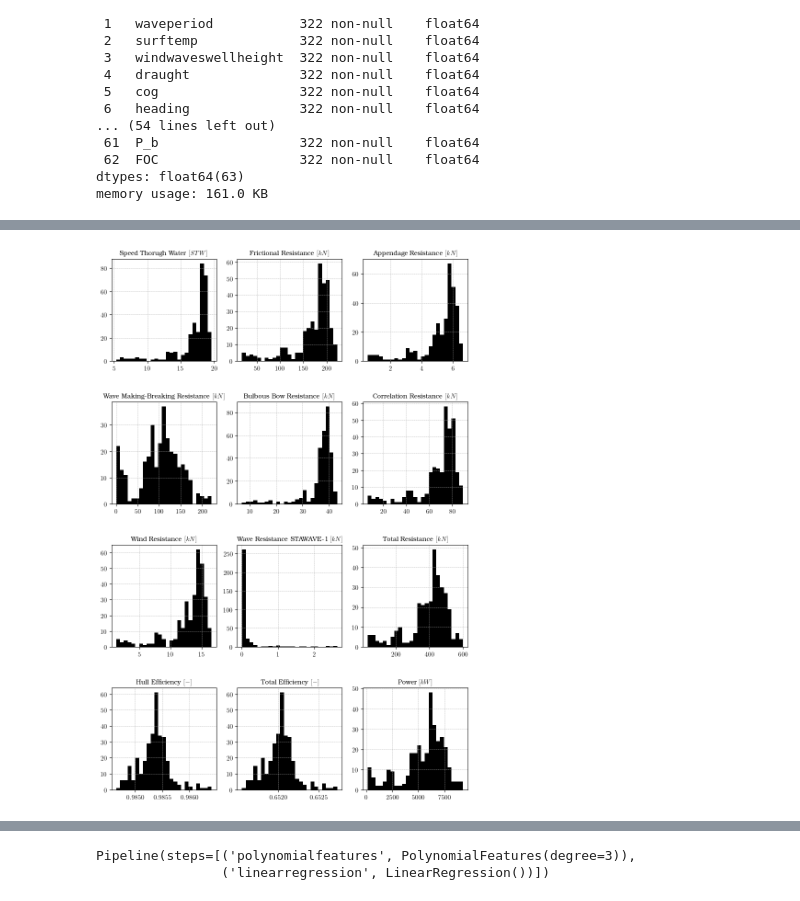
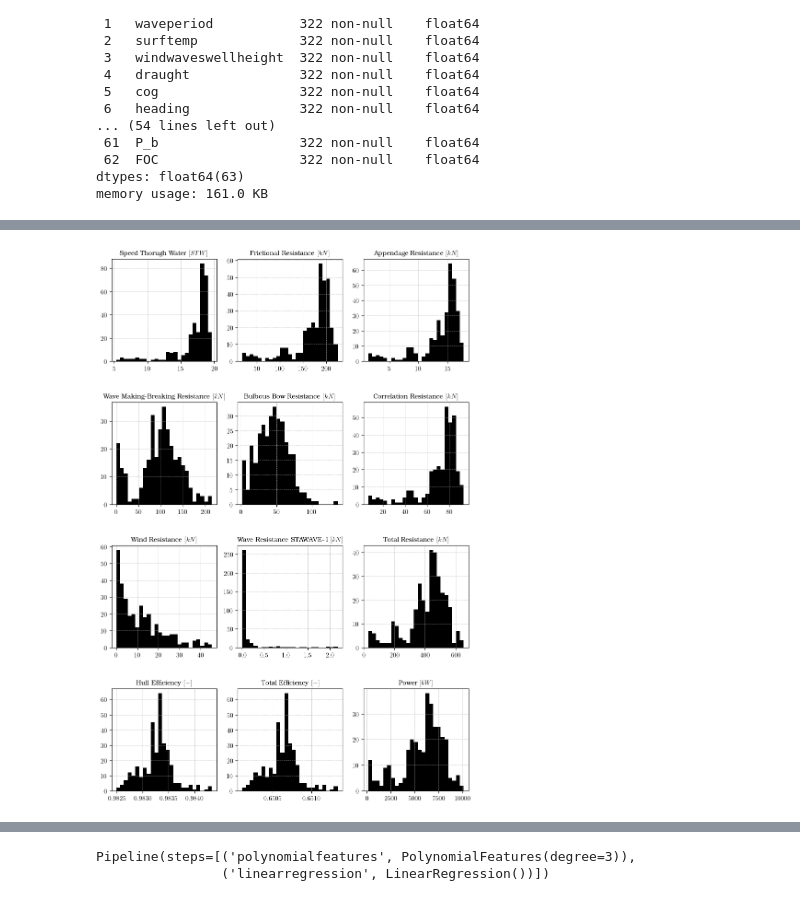
Before and after one commit to hiwafi/thesis-ais, a Jupyter notebook: AISJune_stg_two_v2.ipynb, the cells around one changed output, grey strips where cells are left out. Cells and saved outputs as stored; diff of their text form; code cells hidden in the pictures.

```diff
--- a/AISJune_stg_two_v2.ipynb
+++ b/AISJune_stg_two_v2.ipynb
@@ -1123,7 +1232,7 @@ A_l = 2125.8
 C_Dt = 0.9
 delta = 0.8
 C_Dl = C_DlAf * A_f / A_l
-L_bwl = 30 # ASSUME FROM PICTURE
+L_bwl = 43.75 # ASSUME FROM PICTURE
 
 dfprog['Raa_const1'] = (rho_air/2) * dfprog['V_aw']**2 * A_l * C_Dl
 dfprog['Raa_const2'] = np.cos(np.deg2rad(dfprog['epsilon']))
@@ -1173,8 +1286,8 @@ dfprog['R_awl'] = np.select(condwave,choicewave,0)
 # %%
 # Calculate total Resistance
 
-# dfprog['R_tot'] = dfprog['R_f'] + dfprog['R_app'] + dfprog['R_w'] + dfprog['R_b'] + dfprog['R_a']  + dfprog['R_aa'] + dfprog['R_awl']
-dfprog['R_tot'] = dfprog['R_f'] + dfprog['R_app'] + dfprog['R_w'] + dfprog['R_b'] + dfprog['R_a']  + dfprog['R_aa_hm'] + dfprog['R_awl']
+dfprog['R_tot'] = dfprog['R_f'] + dfprog['R_app'] + dfprog['R_w'] + dfprog['R_b'] + dfprog['R_a']  + dfprog['R_aa'] + dfprog['R_awl']
+# dfprog['R_tot'] = dfprog['R_f'] + dfprog['R_app'] + dfprog['R_w'] + dfprog['R_b'] + dfprog['R_a']  + dfprog['R_aa_hm'] + dfprog['R_awl']
 
 dfprog['R_tot'] = dfprog['R_tot'] / 1e3
 
@@ -1184,7 +1297,10 @@ df_prog=dfprog.drop(['C_f','Re','F_ni'],axis=1)
 
 # Diameter value for ship estimated from Bertram
 
-D = 0.215*16 #m
+# D = 0.215*16 #m
+# Revised D, 08.07.23
+D = 4 # m, from flyer
+
 dfprog['C_v'] = dfprog['k1_const']*dfprog['C_f'] + C_a
 dfprog['w'] = 0.3095 * C_b + 10*dfprog['C_v']*C_b - (0.23*D)/np.sqrt(B*dfprog['draught'])
 dfprog['t'] = 0.325*C_b - 0.1885*D/np.sqrt(B*dfprog['draught'])
@@ -1233,7 +1349,7 @@ memory usage: 161.0 KB
 # Drop All intermediate Constants
 
 dfprog_f = dfprog.drop(['Re','C_f','Fr_n','m_2','F_ni',
-                        'C_v','w','t','sog_act','stw_act','stw_pred_ms','V_aw','awa_c1','epsilon','Raa_const1','Raa_const2','Raa_const3',
+                        'C_v','w','t','sog_act','stw_pred_ms','V_aw','awa_c1','epsilon','Raa_const1','Raa_const2','Raa_const3',
                         'k1_const','A_m','A_t','A_bt','sbh_a','sbh_e','sbh_g',
                         'S_bh','c3','c5','m_1','c1','F_nT','R_tr'],axis=1)
 # %%
@@ -1277,8 +1393,8 @@ R_app = dfprog_f['R_app']/1e3
 R_w = dfprog_f['R_w']/1e3
 R_b = dfprog_f['R_b']/1e3
 R_a = dfprog_f['R_a']/1e3
-# R_aa = dfprog_f['R_aa']/1e3
-R_aa_hm = dfprog_f['R_aa_hm']/1e3
+R_aa = dfprog_f['R_aa']/1e3
+# R_aa_hm = dfprog_f['R_aa_hm']/1e3
 R_awl = dfprog_f['R_awl']/1e3
 R_tot = dfprog_f['R_tot']
 eff_h = dfprog_f['eff_h']
@@ -1314,42 +1430,42 @@ axes[1, 2].hist(R_a,bins=25,color='black')
 axes[1, 2].set_title(r'Correlation Resistance $[kN]$', fontsize=fs)
 axes[1, 2].grid(True,linestyle = '--', linewidth = 0.5)
 
-# axes[2, 0].hist(R_aa,bins=25,color='black')
+axes[2, 0].hist(R_aa,bins=25,color='black')
+axes[2, 0].set_title(r'Wind Resistance $[kN]$', fontsize=fs)
+axes[2, 0].grid(True,linestyle = '--', linewidth = 0.5)
+
+# axes[2, 0].hist(R_aa_hm,bins=25,color='black')
 # axes[2, 0].set_title(r'Wind Resistance $[kN]$', fontsize=fs)
 # axes[2, 0].grid(True,linestyle = '--', linewidth = 0.5)
-
-axes[2, 0].hist(R_aa_hm,bins=25,color='black')
-axes[2, 0].set_title(r'Wind Resistance $[kN]$', fontsize=fs)
-axes[2, 0].grid(True,linestyle = '--', linewidth = 0.5)
 
 axes[2, 1].hist(R_awl,bins=25,color='black')
 axes[2, 1].set_title(r'Wave Resistance STAWAVE-1 $[kN]$', fontsize=fs)
 axes[2, 1].grid(True,linestyle = '--', linewidth = 0.5)
 
 axes[2, 2].hist(R_tot,bins=25,color='black')
 axes[2, 2].set_title(r'Total Resistance $[kN]$', fontsize=fs)
 axes[2, 2].grid(True,linestyle = '--', linewidth = 0.5)
 
 axes[3, 0].hist(eff_h,bins=25,color='black')
 axes[3, 0].set_title(r'Hull Efficiency $[-]$', fontsize=fs)
 axes[3, 0].grid(True,linestyle = '--', linewidth = 0.5)
 
 axes[3, 1].hist(eff_tot,bins=25,color='black')
 axes[3, 1].set_title(r'Total Efficiency $[-]$', fontsize=fs)
 axes[3, 1].grid(True,linestyle = '--', linewidth = 0.5)
 
 axes[3, 2].hist(P_b,bins=25,color='black')
 axes[3, 2].set_title(r'Power $[kW]$', fontsize=fs)
 axes[3, 2].grid(True,linestyle = '--', linewidth = 0.5)
 
 # axes[4, 1].hist(FOC,bins=25,color='black')
 # axes[4, 1].set_title(r'Fuel Consumption $[t/h]$', fontsize=fs)
 # axes[4, 1].grid(True,linestyle = '--', linewidth = 0.5)
 
 fig.subplots_adjust(hspace=0.4)
 plt.show()
 # %% [output]
-[figure, old version]
+[figure, new version]
 # %%
 plt.scatter(stw,P_b,edgecolors='black')
 plt.xlabel(r'Speed Through Water [$STW$]', fontsize=13)
```
Also changed, not shown: parts of 34 cells of this notebook, 1 other file.
